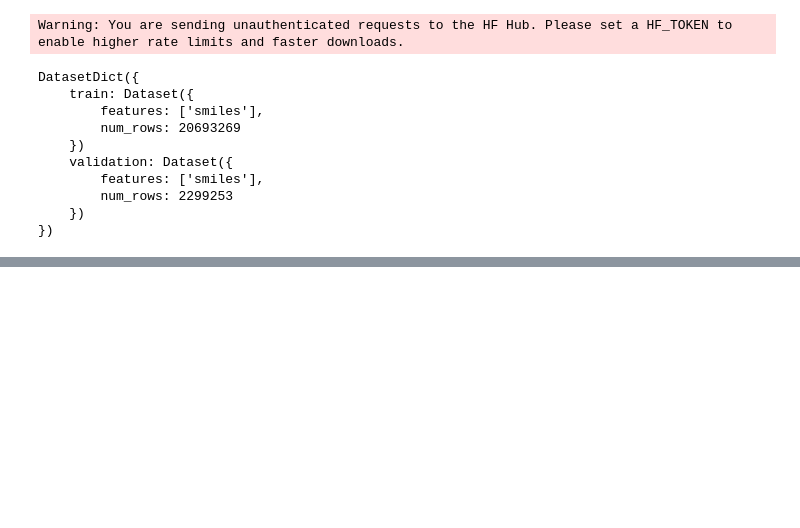
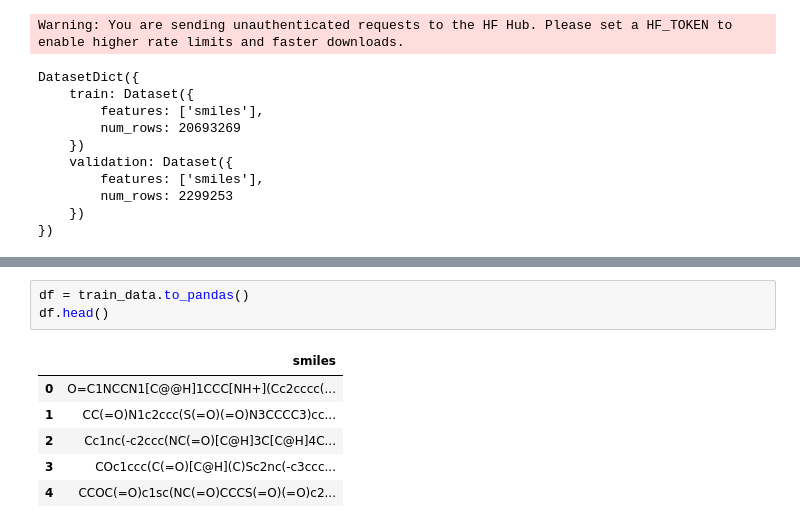
Before and after one commit to CharithManaujayaMUTEC/ChemGenAI, a Jupyter notebook: ChemGenAI_Day1.ipynb, the cells around one changed output, grey strips where cells are left out. Cells and saved outputs as stored; diff of their text form; blank space fills up the shorter version.

```diff
--- a/ChemGenAI_Day1.ipynb
+++ b/ChemGenAI_Day1.ipynb
@@ -241,0 +258,10 @@ DatasetDict({
+# %%
+df = train_data.to_pandas()
+df.head()
+# %% [output]
+|  | smiles |
+| 0 | O=C1NCCN1[C@@H]1CCC[NH+](Cc2cccc(... |
+| 1 | CC(=O)N1c2ccc(S(=O)(=O)N3CCCC3)cc... |
+| 2 | Cc1nc(-c2ccc(NC(=O)[C@H]3C[C@H]4C... |
+| 3 | COc1ccc(C(=O)[C@H](C)Sc2nc(-c3ccc... |
+| 4 | CCOC(=O)c1sc(NC(=O)CCCS(=O)(=O)c2... |
```
Also changed, not shown: parts of 3 cells of this notebook.
